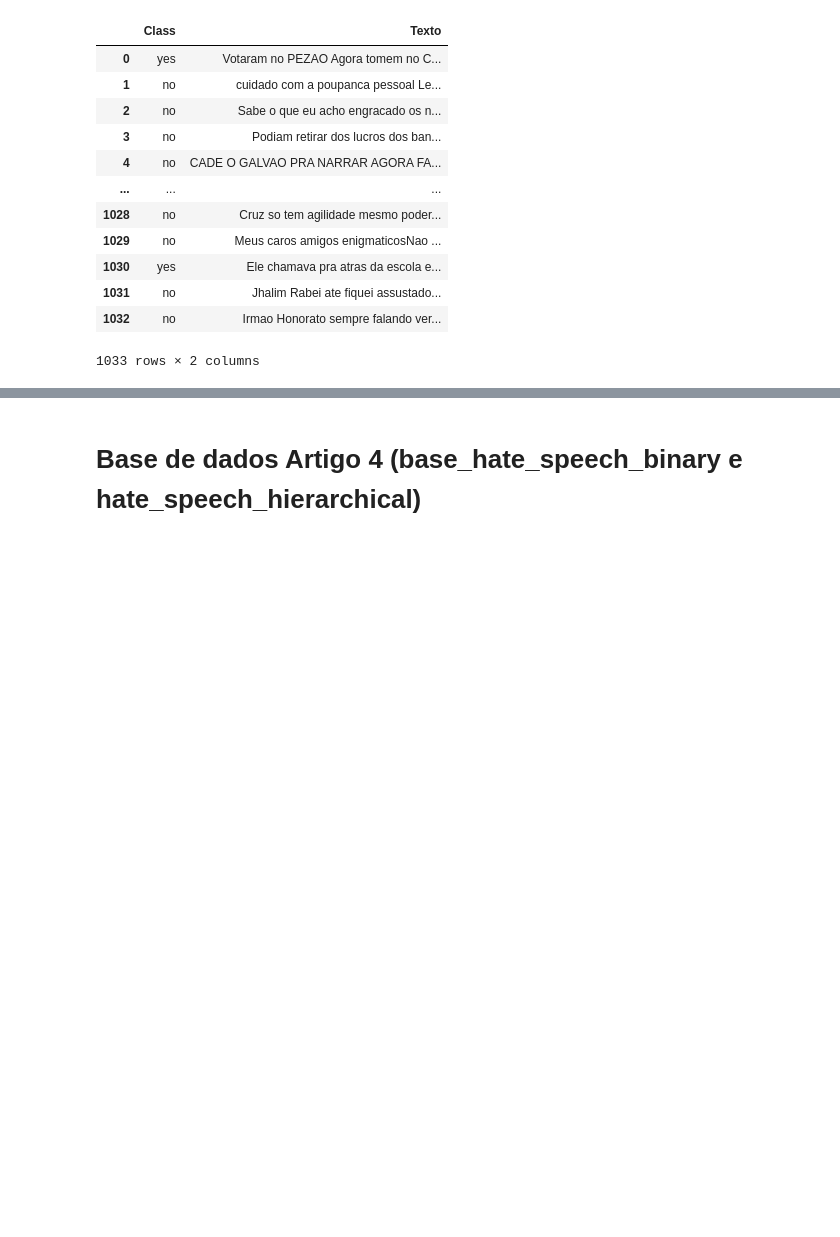
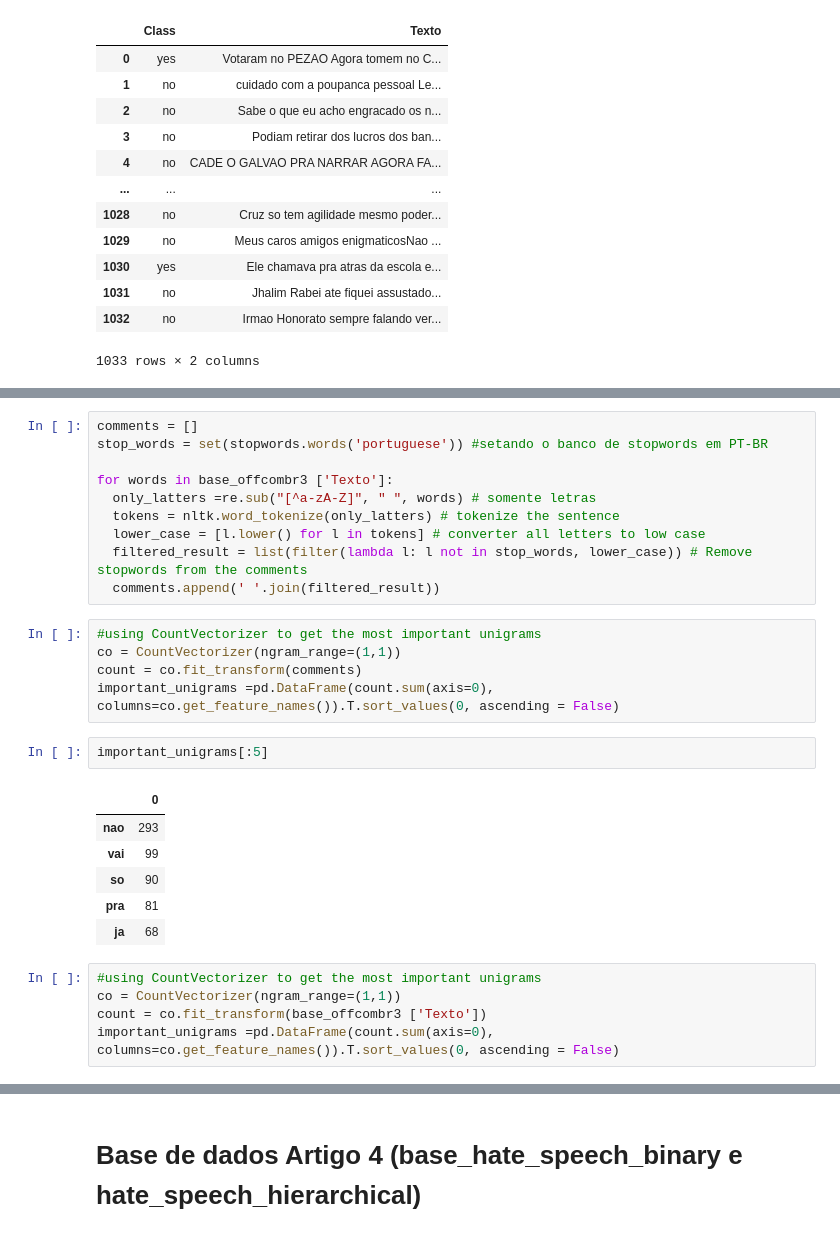
Before and after one commit to GGMmattos/GGMmattos, a Jupyter notebook: PIC_Construção_de_modelos_de_detecção_automática_de_linguagem_ofensiva_e_ou_de_ódio_em_língua_portuguesa_.ipynb, the cells around one changed output, grey strips where cells are left out. Cells and saved outputs as stored; diff of their text form; blank space fills up the shorter version.

```diff
--- a/PIC_Construção_de_modelos_de_detecção_automática_de_linguagem_ofensiva_e_ou_de_ódio_em_língua_portuguesa_.ipynb
+++ b/PIC_Construção_de_modelos_de_detecção_automática_de_linguagem_ofensiva_e_ou_de_ódio_em_língua_portuguesa_.ipynb
@@ -416,0 +553,29 @@ np.unique(base_offcombr3['Class'], return_counts= True)
+# %%
+comments = []
+stop_words = set(stopwords.words('portuguese')) #setando o banco de stopwords em PT-BR
+
+for words in base_offcombr3 ['Texto']:
+  only_latters =re.sub("[^a-zA-Z]", " ", words) # somente letras
+  tokens = nltk.word_tokenize(only_latters) # tokenize the sentence
+  lower_case = [l.lower() for l in tokens] # converter all letters to low case
+  filtered_result = list(filter(lambda l: l not in stop_words, lower_case)) # Remove stopwords from the comments
+  comments.append(' '.join(filtered_result))
+# %%
+#using CountVectorizer to get the most important unigrams
+co = CountVectorizer(ngram_range=(1,1))
+count = co.fit_transform(comments)
+important_unigrams =pd.DataFrame(count.sum(axis=0), columns=co.get_feature_names()).T.sort_values(0, ascending = False)
+# %%
+important_unigrams[:5]
+# %% [output]
+|  | 0 |
+| nao | 293 |
+| vai | 99 |
+| so | 90 |
+| pra | 81 |
+| ja | 68 |
+# %%
+#using CountVectorizer to get the most important unigrams
+co = CountVectorizer(ngram_range=(1,1))
+count = co.fit_transform(base_offcombr3 ['Texto'])
+important_unigrams =pd.DataFrame(count.sum(axis=0), columns=co.get_feature_names()).T.sort_values(0, ascending = False)
```
Also changed, not shown: parts of 45 cells of this notebook.
